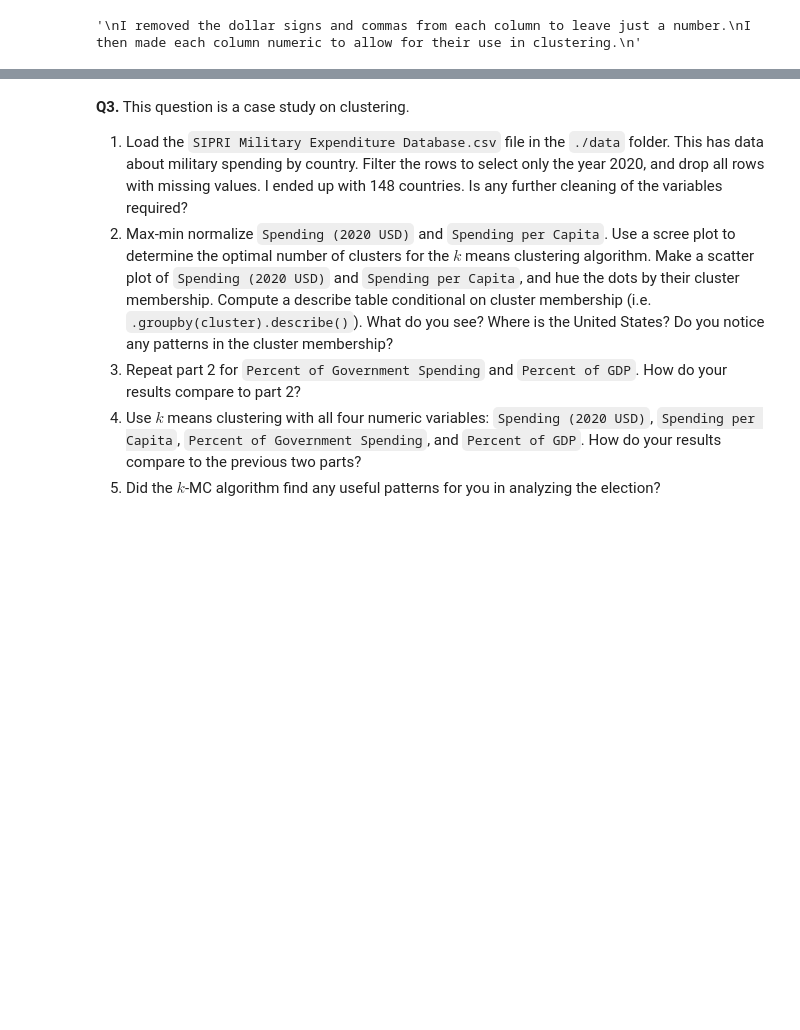
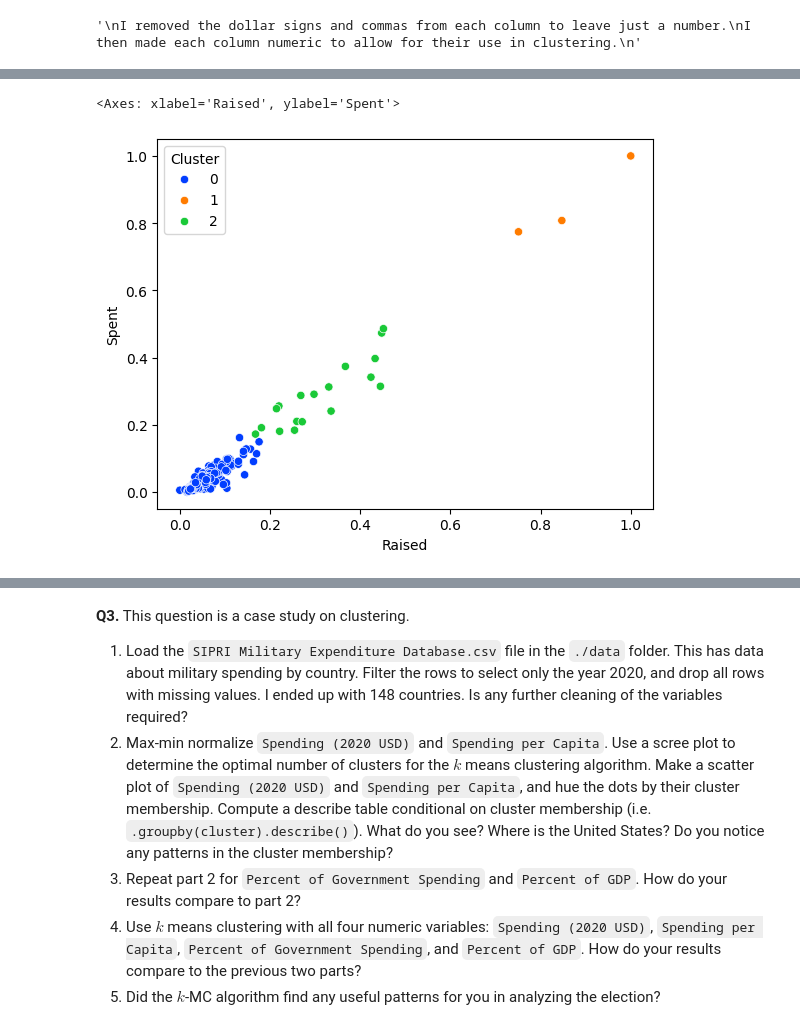
Before and after one commit to teaganabritten/clusteringfork, a Jupyter notebook: assignment/assignment_clustering.ipynb, the cells around one changed output, grey strips where cells are left out. Cells and saved outputs as stored; diff of their text form; code cells hidden in the pictures; blank space fills up the shorter version.

```diff
--- a/assignment/assignment_clustering.ipynb
+++ b/assignment/assignment_clustering.ipynb
@@ -137,0 +172,9 @@ I then made each column numeric to allow for their use in clustering.
+# %%
+optimal_k = 3
+model = KMeans(n_clusters=optimal_k, max_iter=300, n_init=10, random_state=0)
+ec['Cluster'] = model.fit_predict(ec[['Raised', 'Spent']])
+
+sns.scatterplot(data=ec, x='Raised', y='Spent', hue='Cluster', palette='bright')
+# %% [output]
+<Axes: xlabel='Raised', ylabel='Spent'>
+[figure, added]
```
Also changed, not shown: parts of 10 cells of this notebook.
